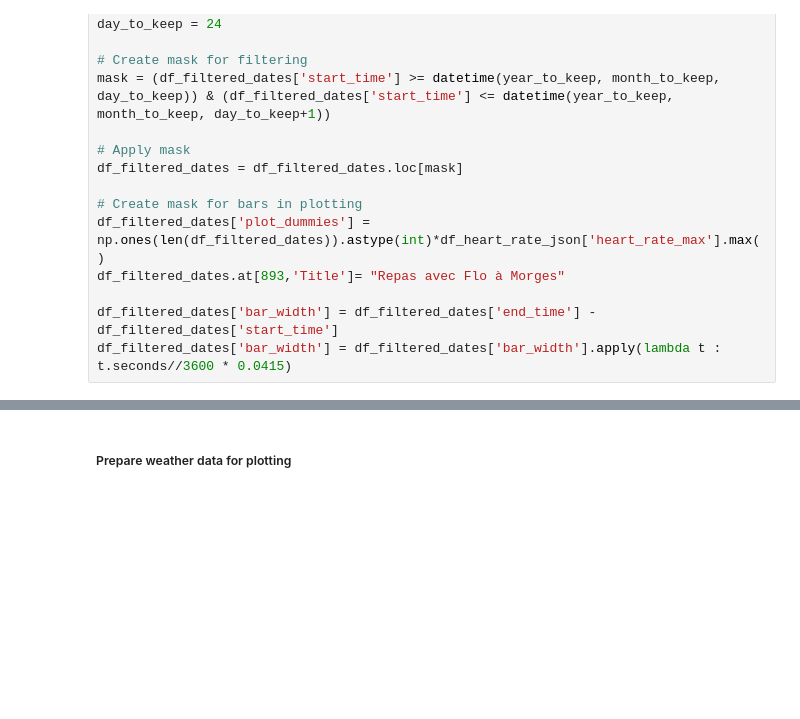
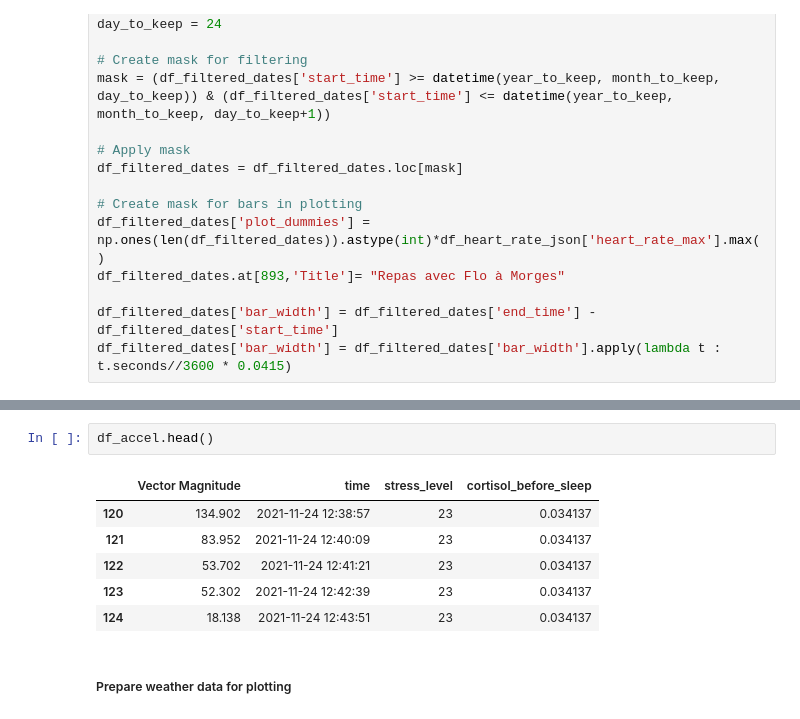
Before and after one commit to areisde/montblanc, a Jupyter notebook: Correlation between data.ipynb, the cells around one changed output, grey strips where cells are left out. Drawn from its saved outputs; the diff is of its cells as text; blank space fills up the shorter version.

```diff
--- a/Correlation between data.ipynb
+++ b/Correlation between data.ipynb
@@ -153,3 +220,12 @@ df_filtered_dates.head(50)
+# %%
+df_accel.head()
+# %% [output]
+|  | Vector Magnitude | time | stress_level | cortisol_before_sleep |
+| 120 | 134.902 | 2021-11-24 12:38:57 | 23 | 0.034137 |
+| 121 | 83.952 | 2021-11-24 12:40:09 | 23 | 0.034137 |
+| 122 | 53.702 | 2021-11-24 12:41:21 | 23 | 0.034137 |
+| 123 | 52.302 | 2021-11-24 12:42:39 | 23 | 0.034137 |
+| 124 | 18.138 | 2021-11-24 12:43:51 | 23 | 0.034137 |
 # %% [markdown]
 ##### Prepare weather data for plotting
 # %%
```
Also changed, not shown: parts of 11 cells of this notebook, 2 other files.
